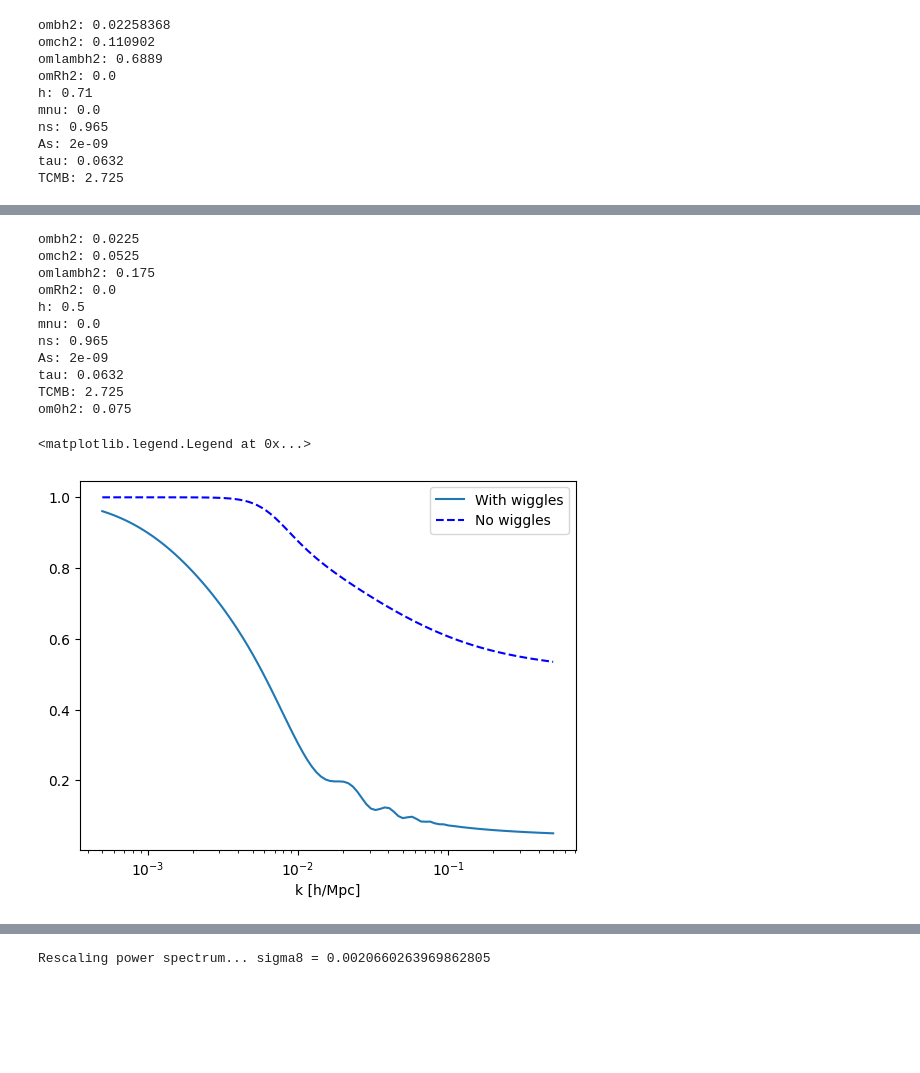
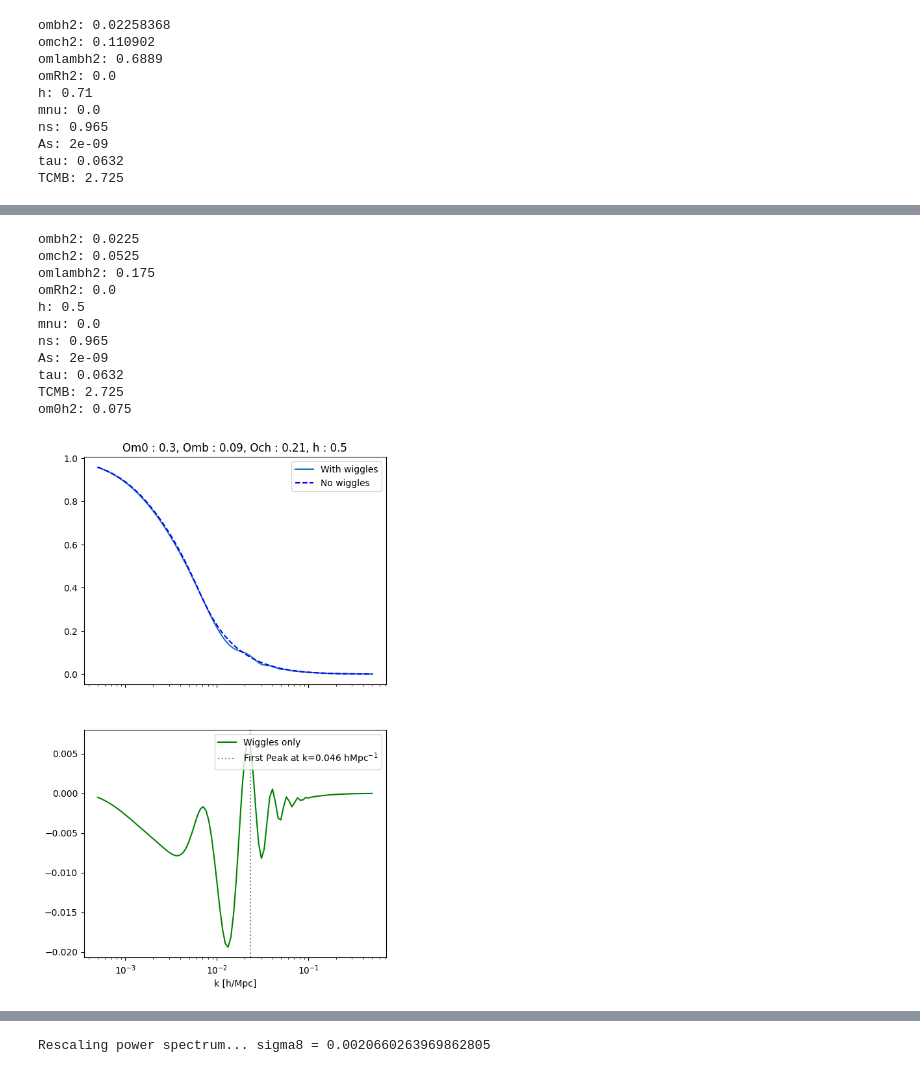
Before and after one commit to john1256/KASI_Ms, a Jupyter notebook: 2025/Field_research_2/Powerspec_devel.ipynb, the cells around one changed output, grey strips where cells are left out. Saved outputs shown, nothing was run; the diff lists cells and outputs as text; code cells hidden in the pictures; blank space fills up the shorter version.

```diff
--- a/2025/Field_research_2/Powerspec_devel.ipynb
+++ b/2025/Field_research_2/Powerspec_devel.ipynb
@@ -64,32 +65,37 @@ plt.show()
 # %%
 parmtest = {
     'om0h2' : 0.3*0.5**2.,
     'ombh2' : 0.3*0.3*0.5**2.,
     'omch2' : 0.3*0.7*0.5**2.,
     'h' : 0.5,
     'omlambh2' : 0.7*0.5**2.
 }
 parstest = EisensteinHu(**parmtest)
 parstest_parm = parstest.print_params()
 karr = np.logspace(-3,0,100)
 p = parstest.Transfer_function(karr)
 p_nowiggle = parstest.Transfer_function_nowiggles(karr)
 p_zero_baryon = parstest.Transfer_function_zero_baryon(karr)
-plt.semilogx(karr*parstest.h, p/p_zero_baryon,label='With wiggles')
-plt.semilogx(karr*parstest.h, p_nowiggle/p_zero_baryon, label='No wiggles', linestyle='--', color='blue')
-plt.xlabel('k [h/Mpc]')
-plt.legend()
+fig, ax = plt.subplots(2,1, figsize=(6,10), sharex=True)
+ax[0].semilogx(karr*parstest.h, p, label='With wiggles')
+ax[0].semilogx(karr*parstest.h, p_nowiggle, label='No wiggles', linestyle='--', color='blue')
+ax[1].semilogx(karr*parstest.h, p - p_nowiggle, label='Wiggles only', color='green')
+ax[1].set_xlabel('k [h/Mpc]')
+ax[1].axvline(parstest.first_peak()*parstest.h, linestyle=':', color='gray', label=f'First Peak at k={parstest.first_peak():.3f} hMpc$^{{-1}}$')
+ax[0].legend()
+ax[1].legend()
+ax[0].set_title('Om0 : 0.3, Omb : 0.09, Och : 0.21, h : 0.5')
+plt.savefig('./figs/EH_wiggles_nowiggles.png', dpi=300, bbox_inches='tight')
 # %% [output]
 ombh2: 0.0225
 omch2: 0.0525
 omlambh2: 0.175
 omRh2: 0.0
 h: 0.5
 mnu: 0.0
 ns: 0.965
 As: 2e-09
 tau: 0.0632
 TCMB: 2.725
 om0h2: 0.075
-<matplotlib.legend.Legend at 0x...>
-[figure, old version]
+[figure, new version]
```
Also changed, not shown: parts of 8 cells of this notebook, 7 other files.
